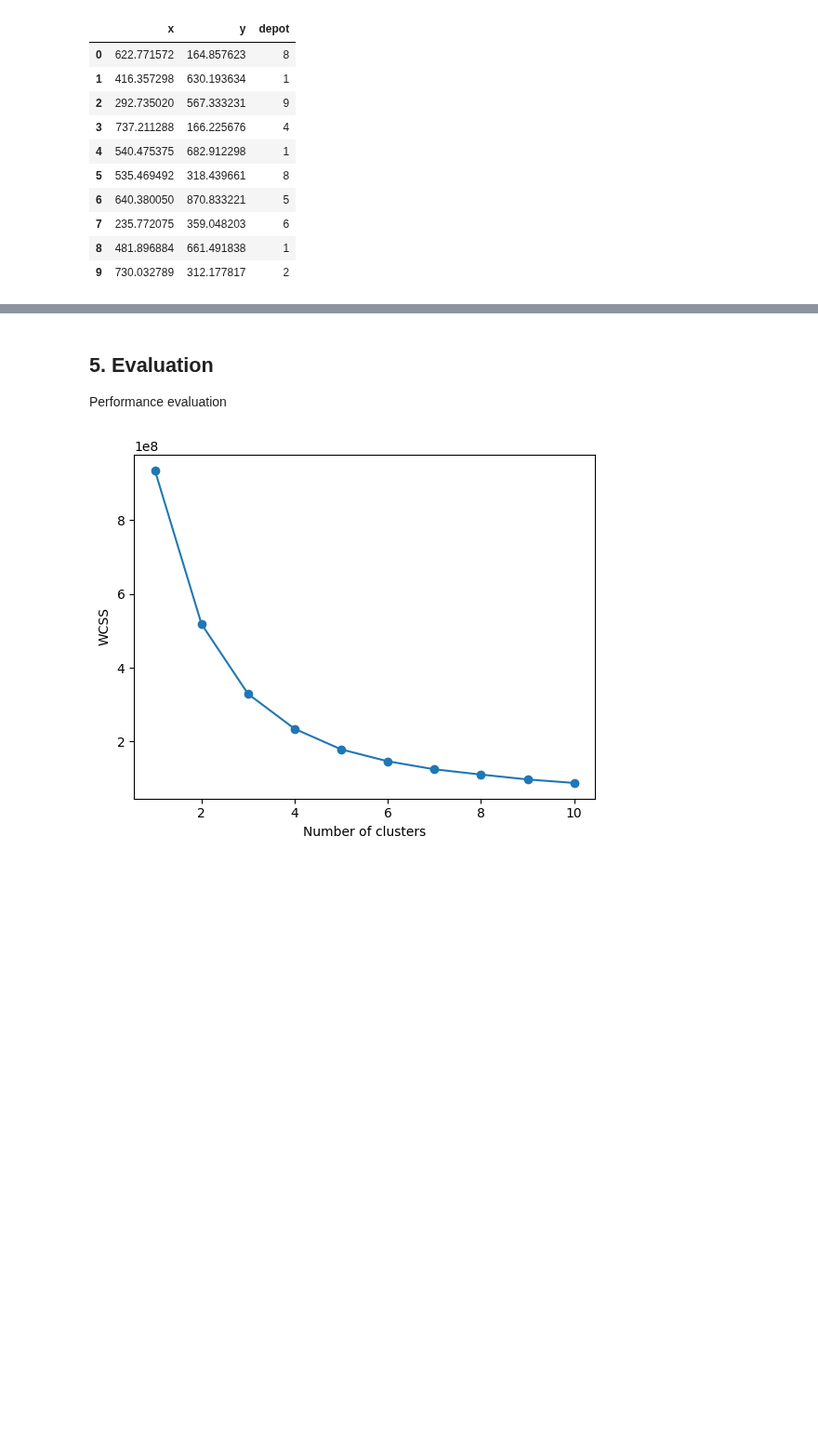
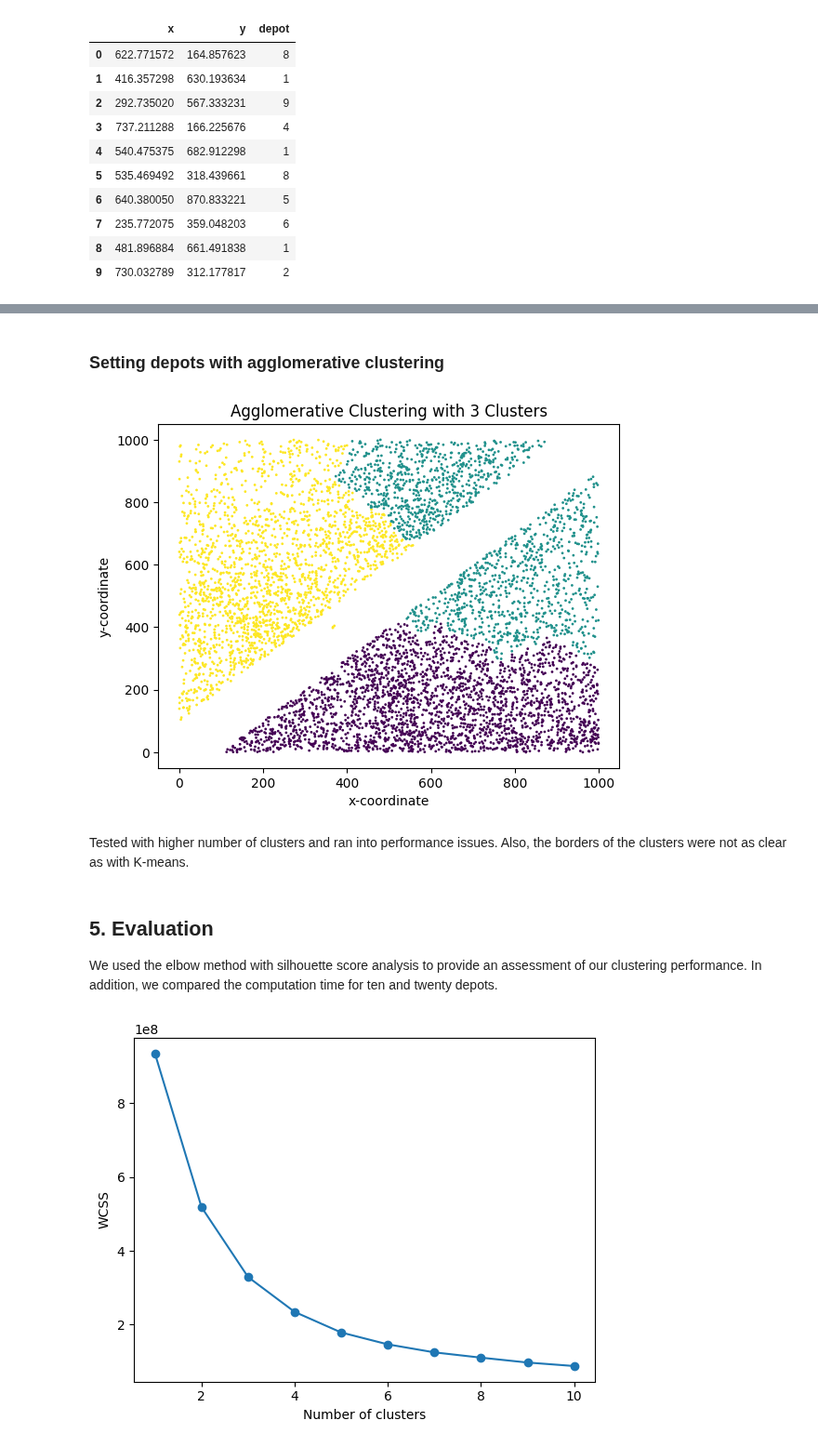
Before and after one commit to SamuliLam/dkko, a Jupyter notebook: clusteringandassociationrulemining.ipynb, the cells around one changed output, grey strips where cells are left out. Shown at 93% size. Cells and saved outputs as stored; diff of their text form; code cells hidden in the pictures; blank space fills up the shorter version.

```diff
--- a/clusteringandassociationrulemining.ipynb
+++ b/clusteringandassociationrulemining.ipynb
@@ -93,6 +97,27 @@ plt.scatter(df_with_clusters['x'], df_with_clusters['y'], c=df_with_clusters['de
+# %% [markdown]
+### Setting depots with agglomerative clustering
+# %%
+from sklearn.cluster import AgglomerativeClustering
+
+
+model = AgglomerativeClustering(n_clusters=3)
+clusters = model.fit_predict(df)
+
+df_with_clusters = df.copy()
+df_with_clusters['depot'] = clusters
+
+plt.scatter(df_with_clusters['x'], df_with_clusters['y'], c=df_with_clusters['depot'], s=1)
+plt.title(f'Agglomerative Clustering with {3} Clusters')
+plt.xlabel('x-coordinate')
+plt.ylabel('y-coordinate')
+plt.show()
+# %% [output]
+[figure, added]
+# %% [markdown]
+Tested with higher number of clusters and ran into performance issues. Also, the borders of the clusters were not as clear as with K-means.
 # %% [markdown]
 ## 5. Evaluation
-Performance evaluation
+We used the elbow method with silhouette score analysis to provide an assessment of our clustering performance. In addition, we compared the computation time for ten and twenty depots.
 # %%
 import matplotlib.pyplot as plt
 
```
Also changed, not shown: parts of 17 cells of this notebook.
